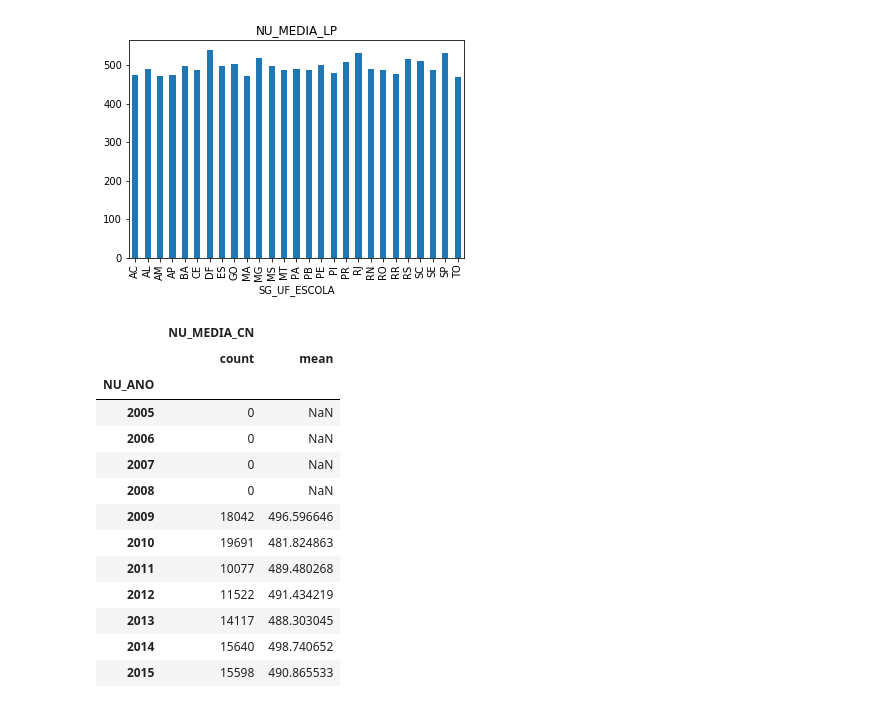
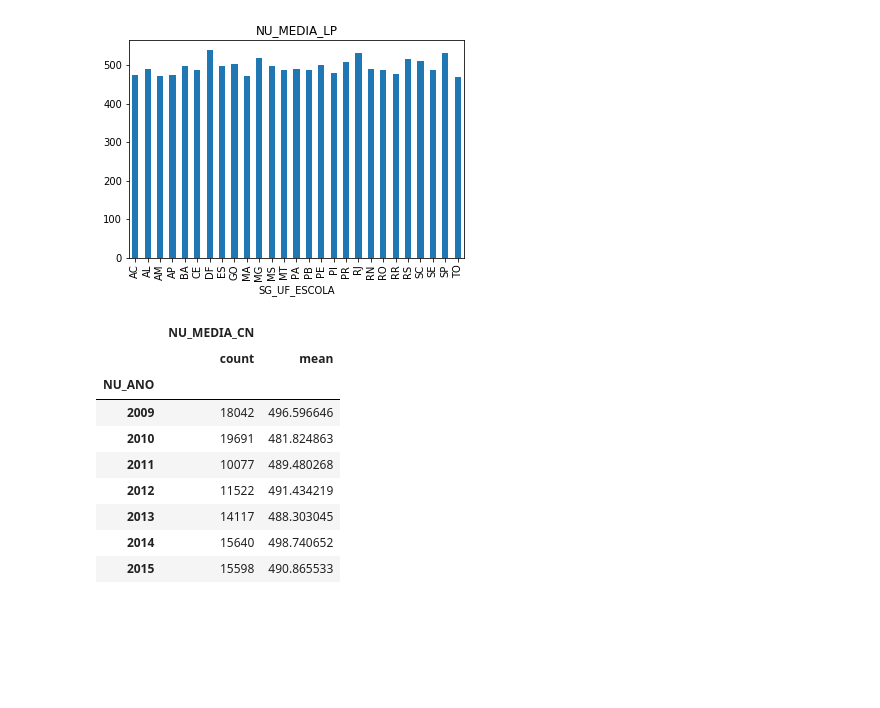
Before and after one commit to joohnnathans/DataAnalysisEnemporEscola, a Jupyter notebook: Untitled.ipynb, the cells around one changed output. Saved outputs shown, nothing was run; the diff lists cells and outputs as text; code cells hidden in the pictures; blank space fills up the shorter version.

```diff
--- a/Untitled.ipynb
+++ b/Untitled.ipynb
@@ -238,16 +238,12 @@ array([<matplotlib.axes._subplots.AxesSubplot object at 0x...>],
       dtype=object)
 [figure]
 # %%
-mediaporano = df.pivot_table(values=['NU_MEDIA_CN'], index=['NU_ANO'], aggfunc={'NU_MEDIA_CN': [np.mean,'count']})
-mediaporano
+mediacnporano = df.query("NU_ANO > 2008").pivot_table(values=['NU_MEDIA_CN'], index=['NU_ANO'], aggfunc={'NU_MEDIA_CN': [np.mean,'count']})
+mediacnporano
 # %% [output]
 |  | NU_MEDIA_CN |  |
 |  | count | mean |
 | NU_ANO |  |  |
-| 2005 | 0 | NaN |
-| 2006 | 0 | NaN |
-| 2007 | 0 | NaN |
-| 2008 | 0 | NaN |
 | 2009 | 18042 | 496.596646 |
 | 2010 | 19691 | 481.824863 |
 | 2011 | 10077 | 489.480268 |
```
Also changed, not shown: parts of 3 cells of this notebook, 1 other file.
